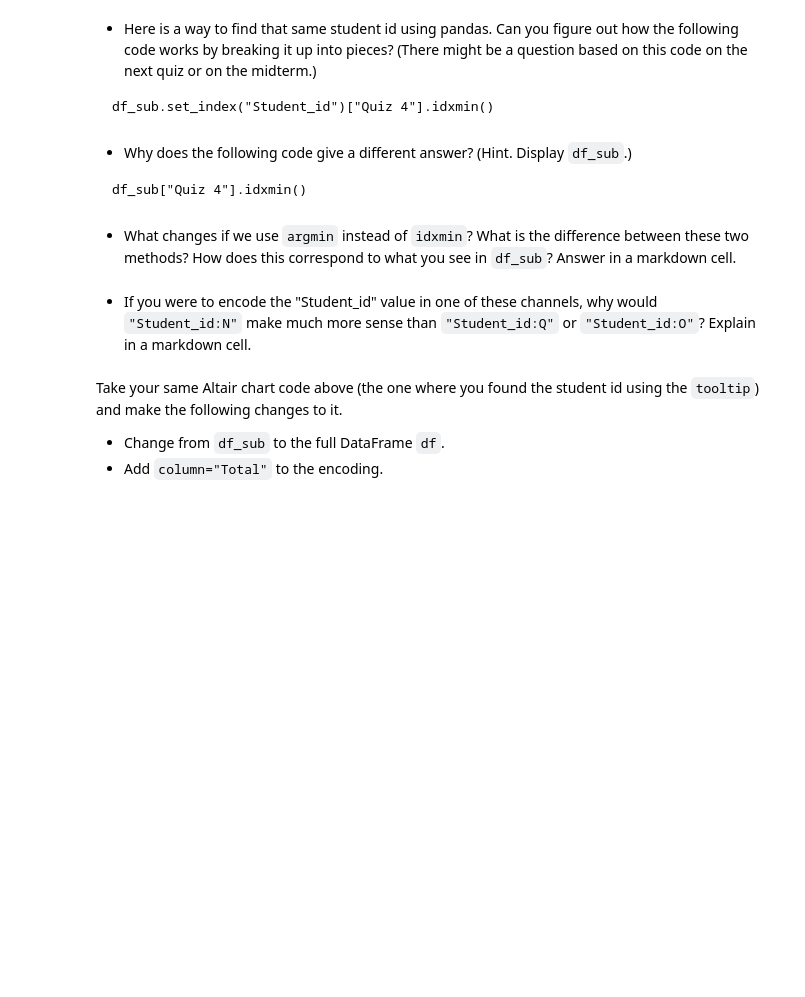
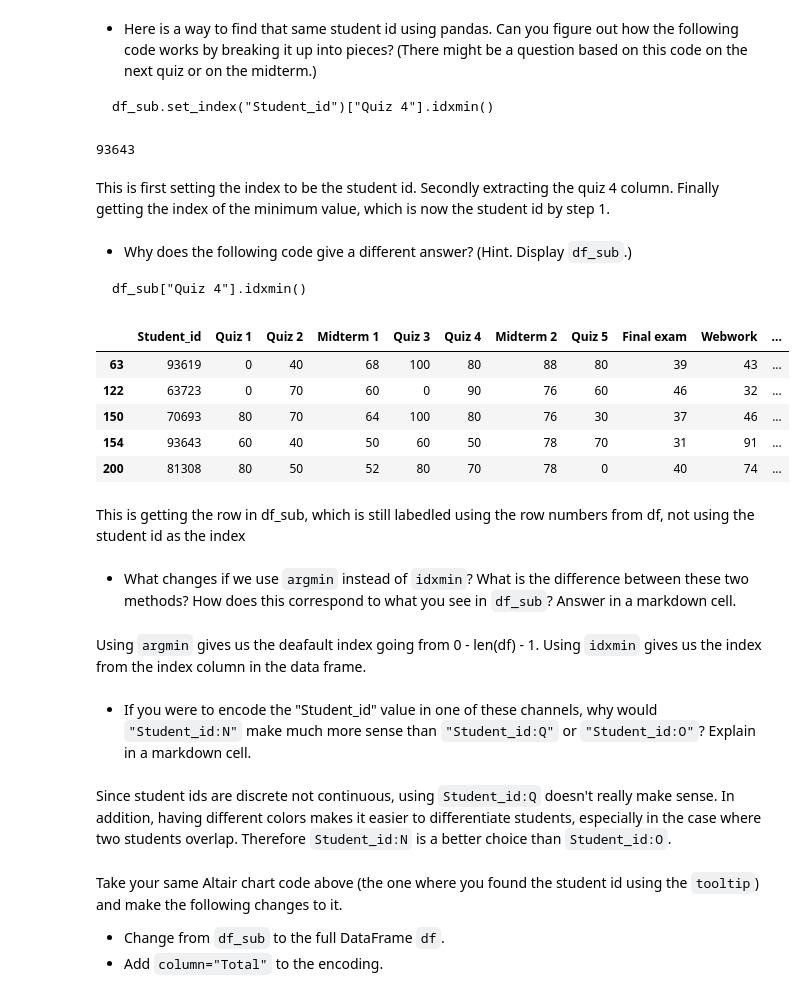
Before and after one commit to ilyaszuh/Math10, a Jupyter notebook: Worksheets/Worksheet6.ipynb, the cells around one changed output. Cells and saved outputs as stored; diff of their text form; code cells hidden in the pictures; blank space fills up the shorter version.

````diff
--- a/Worksheets/Worksheet6.ipynb
+++ b/Worksheets/Worksheet6.ipynb
@@ -34,15 +78,39 @@ Your code for this question will also be used at the end of this worksheet.
 ```
 df_sub.set_index("Student_id")["Quiz 4"].idxmin()
 ```
+# %%
+df_index = df_sub.set_index("Student_id")
+df_quiz = df_index["Quiz 4"]
+index = df_quiz.idxmin()
+print(index)
+# %% [output]
+93643
+# %% [markdown]
+This is first setting the index to be the student id. Secondly extracting the quiz 4 column. Finally getting the index of the minimum value, which is now the student id by step 1.
 # %% [markdown]
 * Why does the following code give a different answer?  (Hint.  Display `df_sub`.)
 ```
 df_sub["Quiz 4"].idxmin()
 ```
+# %%
+df_sub.head()
+# %% [output]
+|  | Student_id | Quiz 1 | Quiz 2 | Midterm 1 | Quiz 3 | Quiz 4 | Midterm 2 | Quiz 5 | Final exam | Webwork | ... |
+| 63 | 93619 | 0 | 40 | 68 | 100 | 80 | 88 | 80 | 39 | 43 | ... |
+| 122 | 63723 | 0 | 70 | 60 | 0 | 90 | 76 | 60 | 46 | 32 | ... |
+| 150 | 70693 | 80 | 70 | 64 | 100 | 80 | 76 | 30 | 37 | 46 | ... |
+| 154 | 93643 | 60 | 40 | 50 | 60 | 50 | 78 | 70 | 31 | 91 | ... |
+| 200 | 81308 | 80 | 50 | 52 | 80 | 70 | 78 | 0 | 40 | 74 | ... |
+# %% [markdown]
+This is getting the row in df_sub, which is still labedled using the row numbers from df, not using the student id as the index
 # %% [markdown]
 * What changes if we use `argmin` instead of `idxmin`?  What is the difference between these two methods?  How does this correspond to what you see in `df_sub`?  Answer in a markdown cell.
+# %% [markdown]
+Using `argmin` gives us the deafault index going from 0 - len(df) - 1. Using `idxmin` gives us the index from the index column in the data frame.
 # %% [markdown]
 * If you were to encode the "Student_id" value in one of these channels, why would `"Student_id:N"` make much more sense than `"Student_id:Q"` or `"Student_id:O"`?  Explain in a markdown cell.
+# %% [markdown]
+Since student ids are discrete not continuous, using `Student_id:Q` doesn't really make sense. In addition, having different colors makes it easier to differentiate students, especially in the case where two students overlap. Therefore `Student_id:N` is a better choice than `Student_id:O`.
 # %% [markdown]
 Take your same Altair chart code above (the one where you found the student id using the `tooltip`) and make the following changes to it.
 * Change from `df_sub` to the full DataFrame `df`.
````
Also changed, not shown: parts of 12 cells of this notebook, 7 other files.
